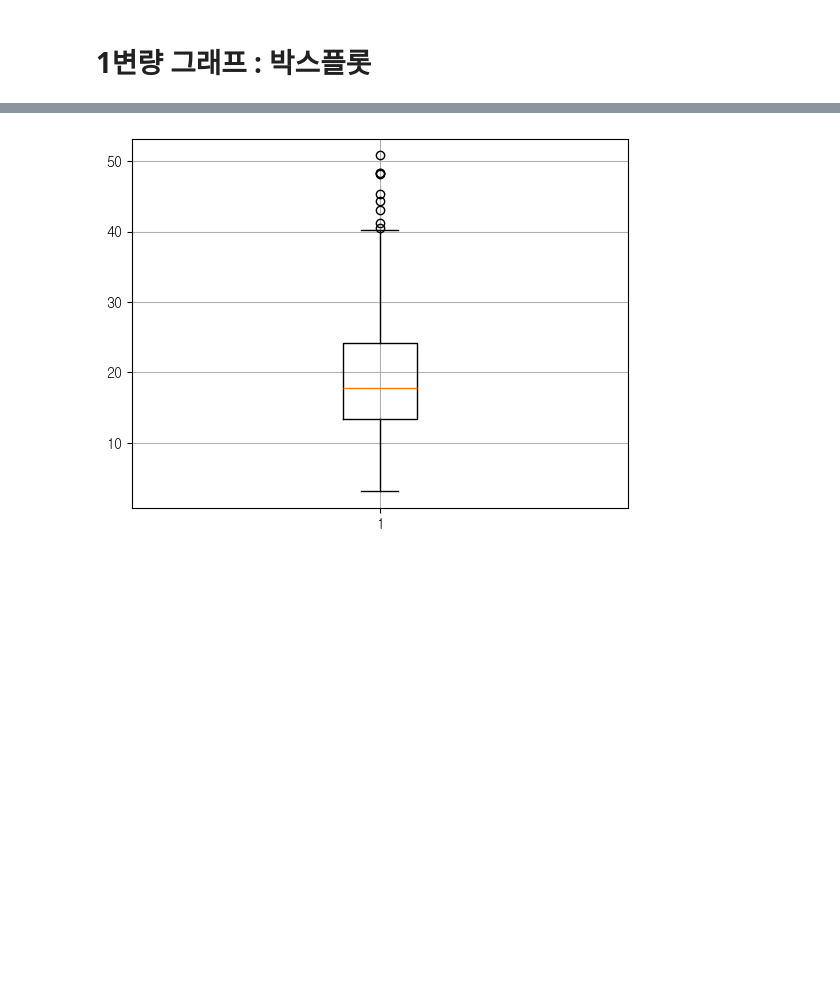
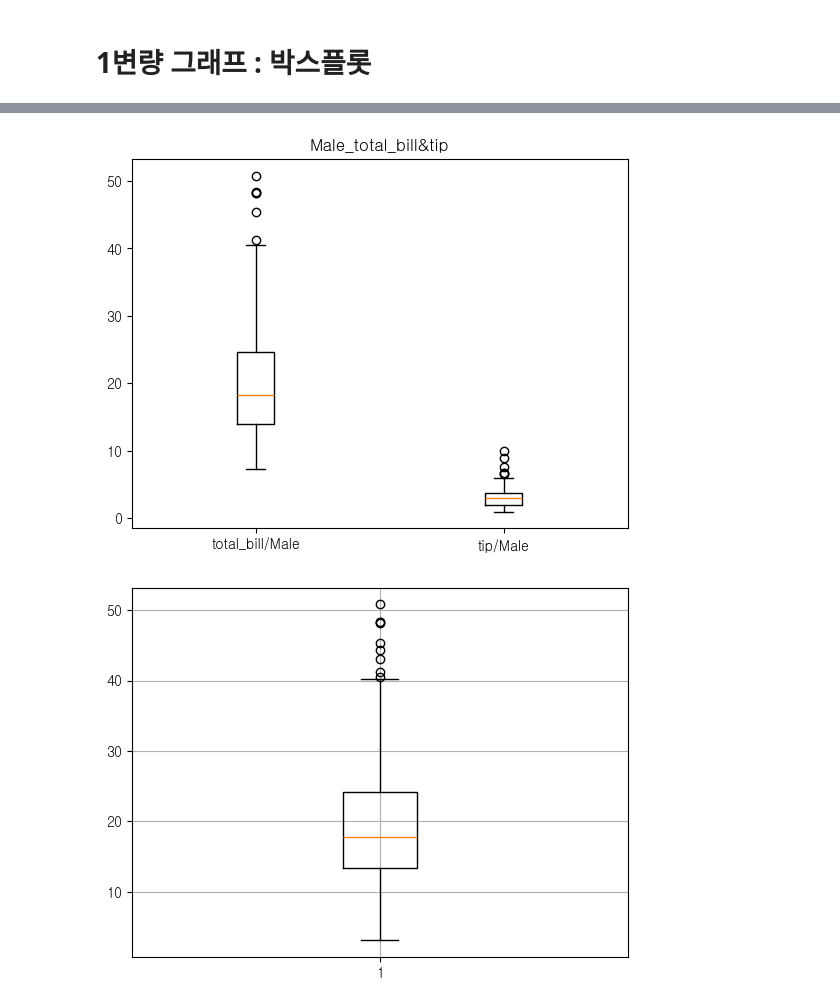
Before and after one commit to jjuuu999/hipython, a Jupyter notebook: 43.시각화.ipynb, the cells around one changed output, grey strips where cells are left out. Cells and saved outputs as stored; diff of their text form; code cells hidden in the pictures; blank space fills up the shorter version.

```diff
--- a/43.시각화.ipynb
+++ b/43.시각화.ipynb
@@ -200,3 +240,12 @@ plt.hist(data=tips_df, x='tip', bins=10, rwidth=0.8, color='green')
+# %%
+plt.boxplot([tips_df[tips_df['sex']=='Male']['total_bill'],
+            tips_df[tips_df['sex']=='Male']['tip']],
+            labels=['total_bill/Male', 'tip/Male']
+            )
+plt.title('Male_total_bill&tip')
+plt.show()
+# %% [output]
+[figure, added]
 # %%
 plt.boxplot(data=tips_df,x='total_bill')
 plt.grid()
```
Also changed, not shown: parts of 3 cells of this notebook.
